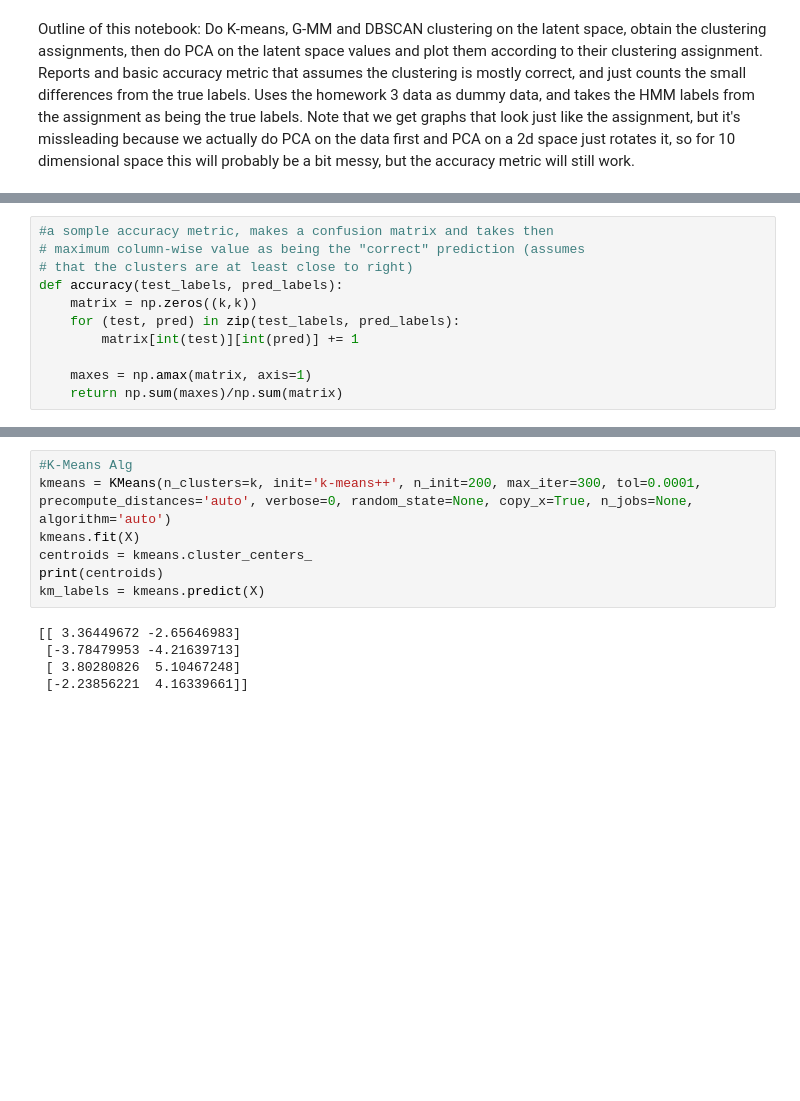
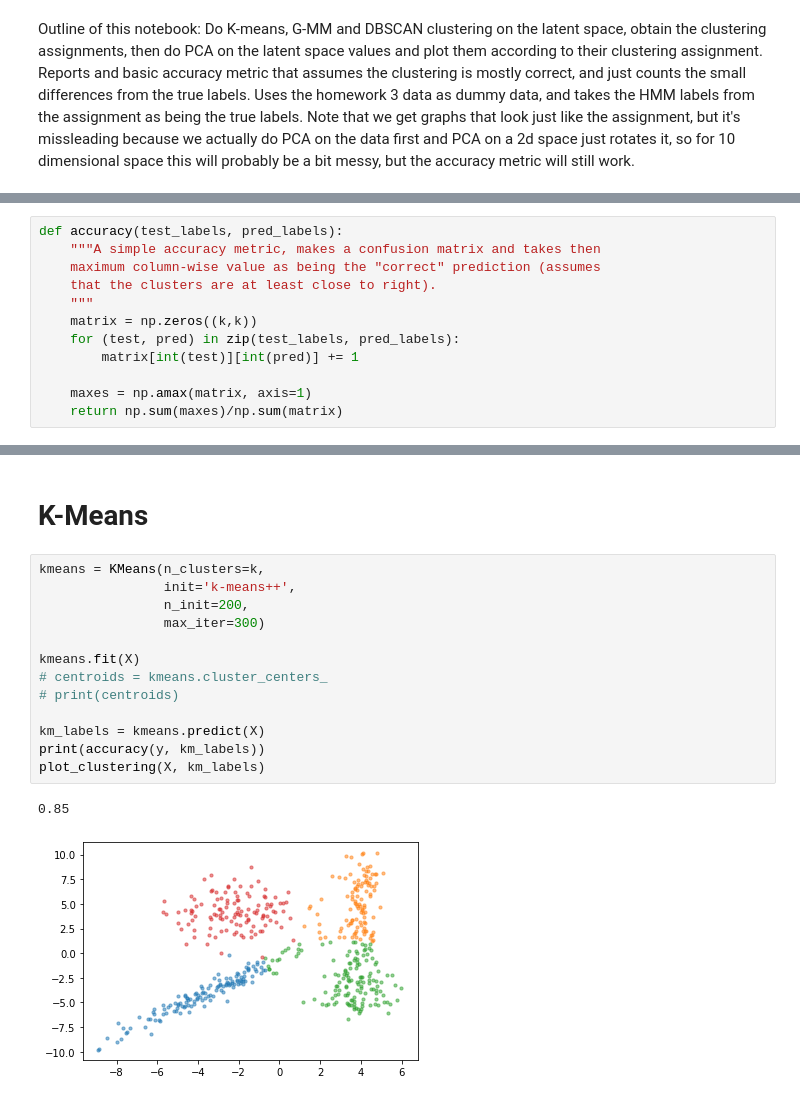
Before and after one commit to zacharielegault/umontreal-ift6269-pgm, a Jupyter notebook: Clustering.ipynb, the cells around one changed output, grey strips where cells are left out. Saved outputs shown, nothing was run; the diff lists cells and outputs as text; blank space fills up the shorter version.

```diff
--- a/Clustering.ipynb
+++ b/Clustering.ipynb
@@ -16,8 +18,9 @@ k = 4
 # %%
-#a somple accuracy metric, makes a confusion matrix and takes then
-# maximum column-wise value as being the "correct" prediction (assumes
-# that the clusters are at least close to right)
 def accuracy(test_labels, pred_labels):
+    """A simple accuracy metric, makes a confusion matrix and takes then
+    maximum column-wise value as being the "correct" prediction (assumes
+    that the clusters are at least close to right).
+    """
     matrix = np.zeros((k,k))
     for (test, pred) in zip(test_labels, pred_labels):
         matrix[int(test)][int(pred)] += 1
@@ -27,12 +43,18 @@ def accuracy(test_labels, pred_labels):
+# %% [markdown]
+# K-Means
 # %%
-#K-Means Alg
-kmeans = KMeans(n_clusters=k, init='k-means++', n_init=200, max_iter=300, tol=0.0001, precompute_distances='auto', verbose=0, random_state=None, copy_x=True, n_jobs=None, algorithm='auto')
+kmeans = KMeans(n_clusters=k,
+                init='k-means++',
+                n_init=200,
+                max_iter=300)
+
 kmeans.fit(X)
-centroids = kmeans.cluster_centers_
-print(centroids)
+# centroids = kmeans.cluster_centers_
+# print(centroids)
+
 km_labels = kmeans.predict(X)
+print(accuracy(y, km_labels))
+plot_clustering(X, km_labels)
 # %% [output]
-[[ 3.36449672 -2.65646983]
- [-3.78479953 -4.21639713]
- [ 3.80280826  5.10467248]
- [-2.23856221  4.16339661]]
+0.85
+[figure, added]
```
Also changed, not shown: parts of 21 cells of this notebook.
